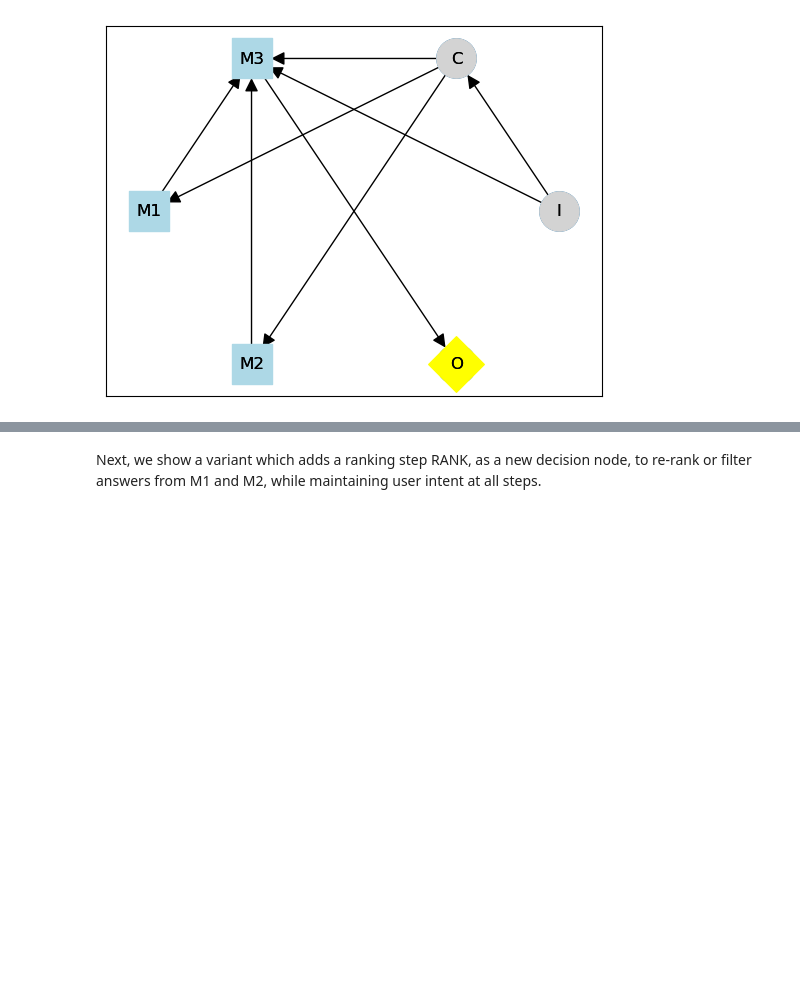
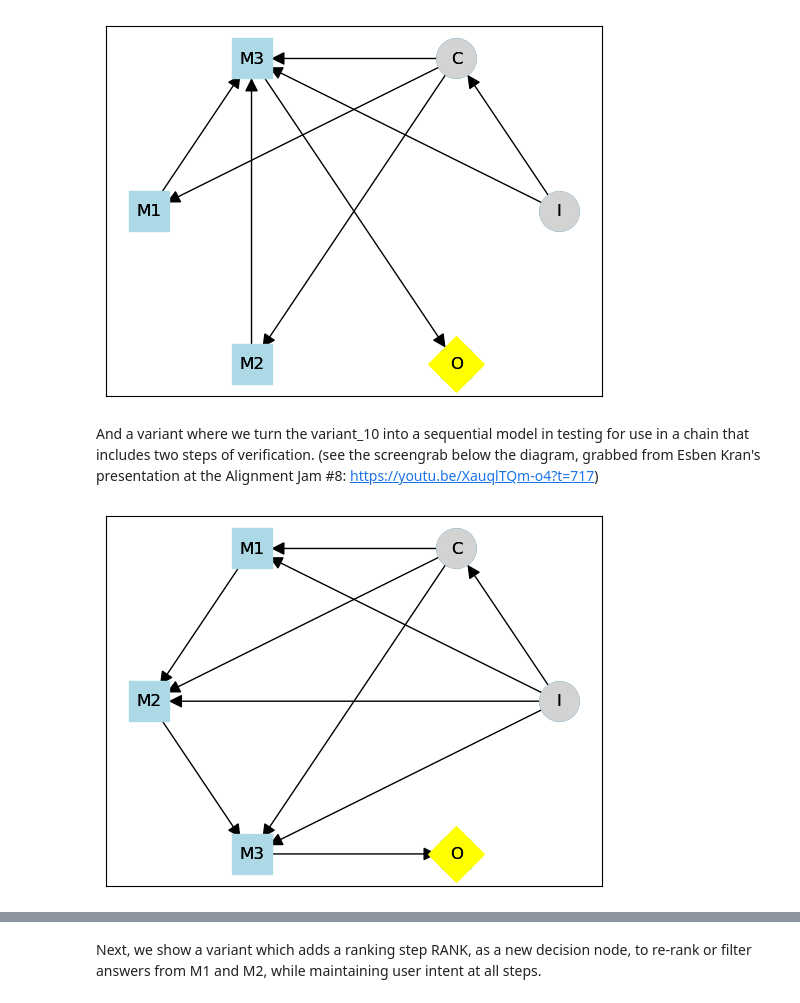
Before and after one commit to poppingtonic/transformer-visualization, a Jupyter notebook: CIDs4LLMs.ipynb, the cells around one changed output, grey strips where cells are left out. Cells and saved outputs as stored; diff of their text form; code cells hidden in the pictures; blank space fills up the shorter version.

```diff
--- a/CIDs4LLMs.ipynb
+++ b/CIDs4LLMs.ipynb
@@ -200,3 +202,26 @@ variant_10_omit  = pycid.CID(
 variant_10_omit.draw()
 # %% [output]
 [figure]
+# %% [markdown]
+And a variant where we turn the variant_10 into a sequential model in testing for use in a chain that includes two steps of verification. (see the screengrab below the diagram, grabbed from Esben Kran's presentation at the Alignment Jam #8: https://youtu.be/XauqlTQm-o4?t=717)
+# %%
+variant_10_sequential  = pycid.CID(
+    [
+        ("I", "C"),
+        ("I", "M1"),
+        ("I", "M2"),
+        ("I", "M3"),
+        ("C", "M1"),
+        ("C", "M2"),
+        ("M1", "M2"),
+        ("M2", "M3"),
+        ("C", "M3"),
+        ("M3", "O"),
+    ],
+    decisions=["M1", "M2", "M3"],
+    utilities=["O"]
+)
+# %%
+variant_10_sequential.draw()
+# %% [output]
+[figure, added]
```
Also changed, not shown: parts of 18 cells of this notebook.
